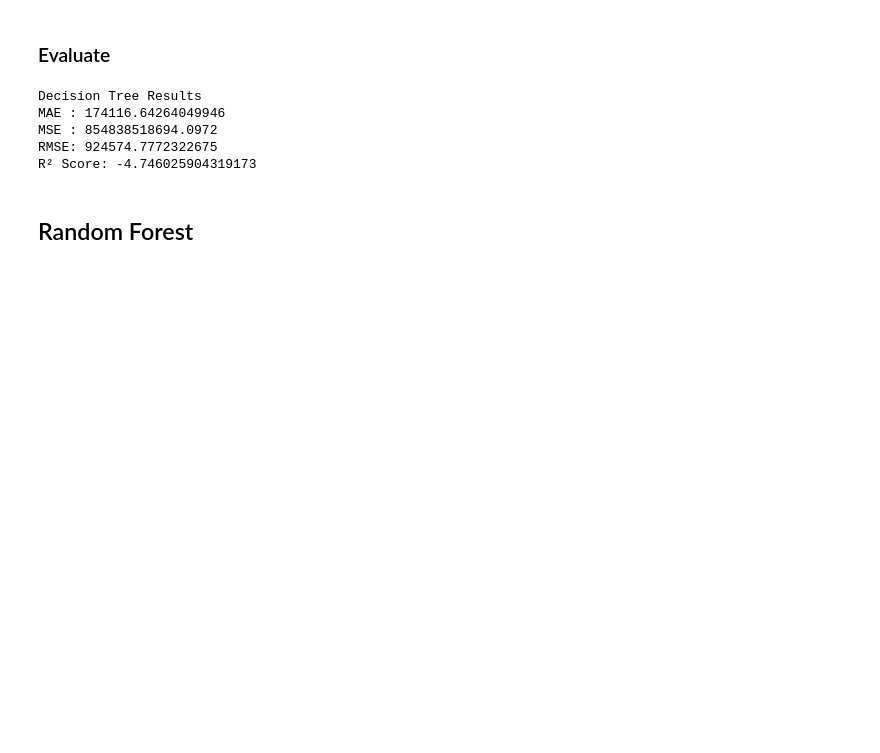
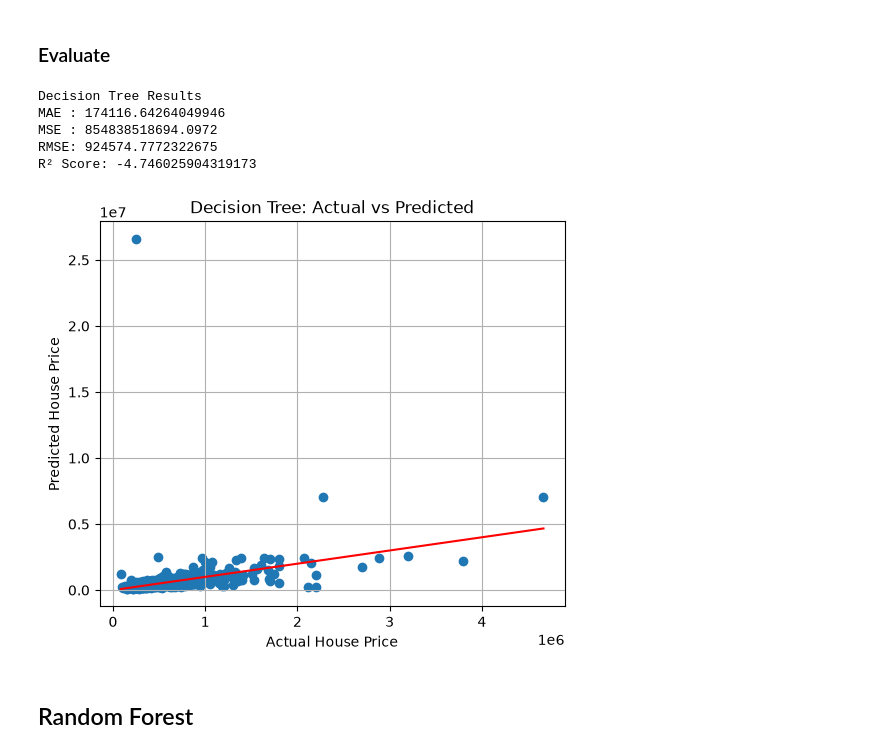
Before and after one commit to Pragna-sri02/AIML_Classes, a Jupyter notebook: house_price_prediction.ipynb, the cells around one changed output. Drawn from its saved outputs; the diff is of its cells as text; code cells hidden in the pictures; blank space fills up the shorter version.

```diff
--- a/house_price_prediction.ipynb
+++ b/house_price_prediction.ipynb
@@ -522,6 +528,24 @@ MAE : 174116.64264049946
 MSE : 854838518694.0972
 RMSE: 924574.7772322675
 R² Score: -4.746025904319173
+# %%
+plt.figure(figsize=(6,5))
+
+plt.scatter(y_test, dt_predictions)
+
+plt.plot([y_test.min(), y_test.max()],
+         [y_test.min(), y_test.max()],
+         color="red")
+
+plt.title("Decision Tree: Actual vs Predicted")
+plt.xlabel("Actual House Price")
+plt.ylabel("Predicted House Price")
+
+plt.grid(True)
+
+plt.show()
+# %% [output]
+[figure, added]
 # %% [markdown]
 ## Random Forest
 # %%
```
Also changed, not shown: parts of 11 cells of this notebook.
